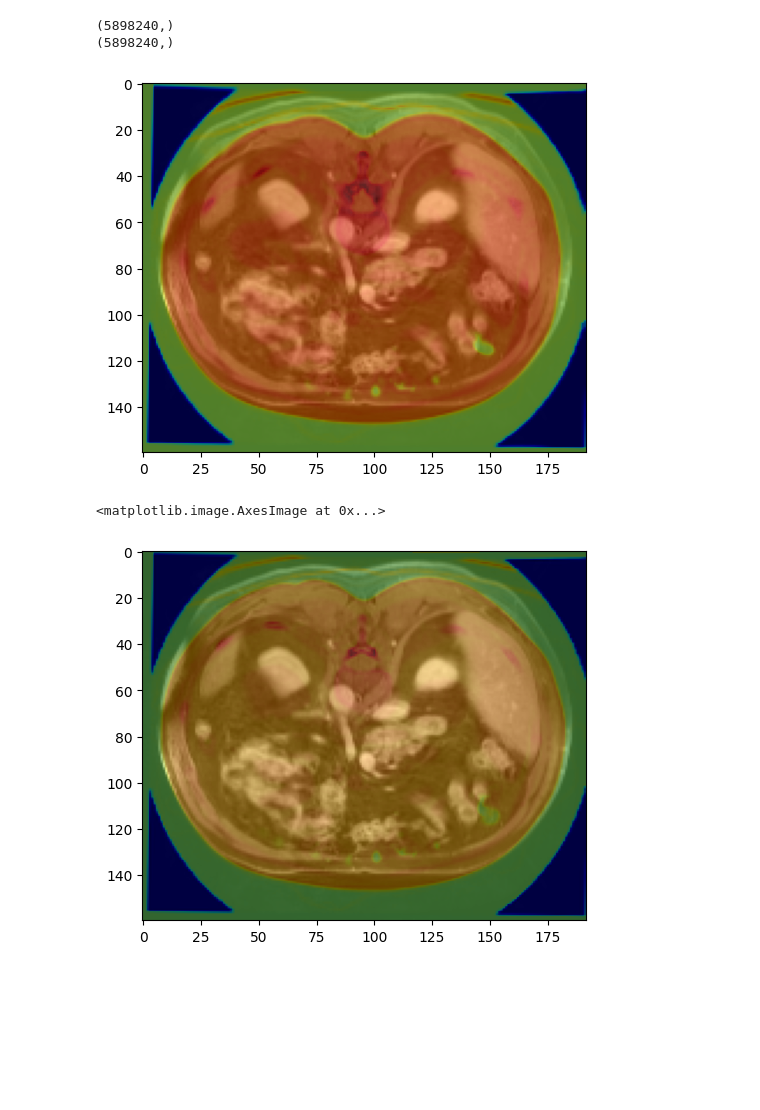
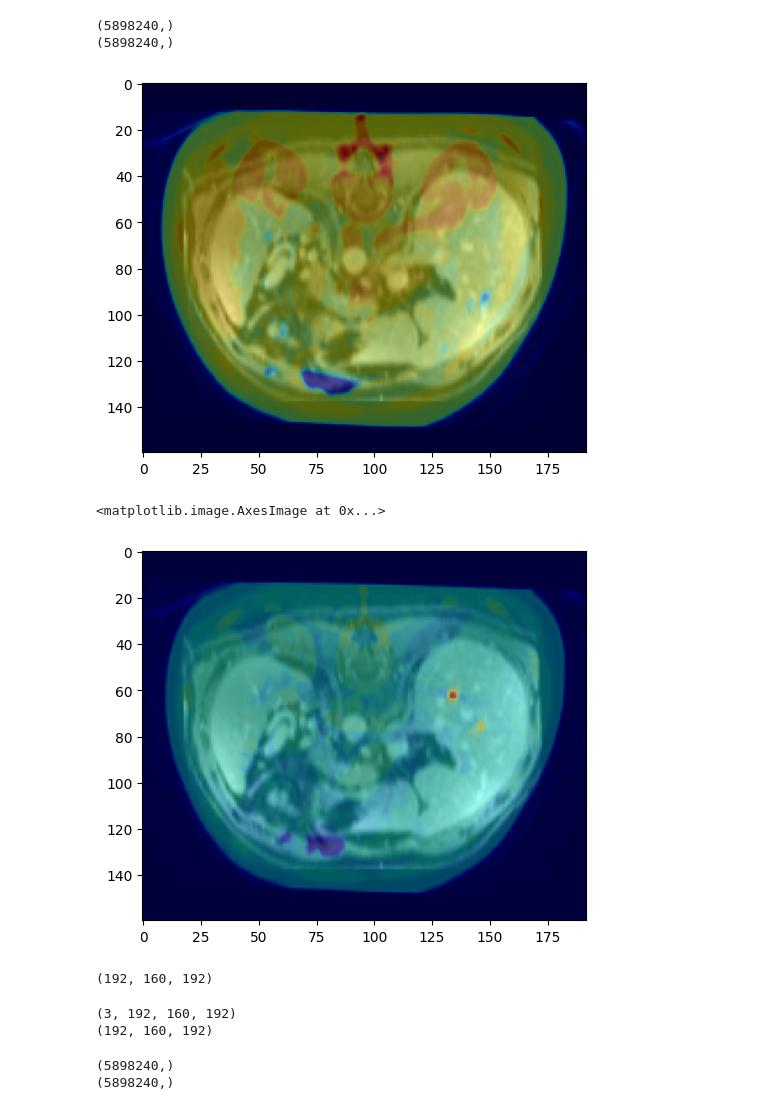
Before and after one commit to dis012/AMS_Challenge, a Jupyter notebook: DisplayImage.ipynb, the cells around one changed output. Drawn from its saved outputs; the diff is of its cells as text; code cells hidden in the pictures; blank space fills up the shorter version.

```diff
--- a/DisplayImage.ipynb
+++ b/DisplayImage.ipynb
@@ -7,7 +8,8 @@ from scipy.ndimage import map_coordinates
 # %%
-image_path = "/home/adis/Desktop/Faks/AMS/AMS_Challenge/Data/Abdomen/imagesTr/img0016_tcia_CT.nii.gz"
-disp_field_path = "/home/adis/Desktop/Faks/AMS/AMS_Challenge/Results/Optimization_test_aligment/OptimizedAligment/results_testset/disp_16_16.nii.gz"
-mr_image_path = "/home/adis/Desktop/Faks/AMS/AMS_Challenge/Data/Abdomen/imagesTr/img0016_tcia_MR.nii.gz"
+# Image number 10
+image_path = "/home/adis/Desktop/Faks/AMS/AMS_Challenge/Data/Abdomen/imagesTr/img0010_tcia_CT.nii.gz"
+disp_field_path = "/home/adis/Desktop/Faks/AMS/AMS_Challenge/Results/Output/disp.nii.gz"
+mr_image_path = "/home/adis/Desktop/Faks/AMS/AMS_Challenge/Data/Abdomen/imagesTr/img0010_tcia_MR.nii.gz"
 
 # Load the images
 image = sitk.ReadImage(image_path)
@@ -54,11 +56,11 @@ source_coords = np.vstack((z_source, y_source, x_source))
 # %%
 warped_image = map_coordinates(image_array, source_coords, order=1, mode='nearest').reshape((D, H, W))
 
 plt.imshow(mr_image_array[100], cmap='gray')
-plt.imshow(warped_image[100], cmap='jet', alpha=0.5)
+plt.imshow(warped_image[100], cmap='jet', alpha=0.4)
 plt.show()
 # %% [output]
-[figure, old version]
+[figure, new version]
 # %%
 displacement_field_array = np.transpose(displacement_field_array, (3, 2, 1, 0))
 
@@ -86,4 +88,52 @@ plt.imshow(mr_image_array[100], cmap='gray')
 plt.imshow(warped_ct_array[100], cmap='jet', alpha=0.4)
 # %% [output]
 <matplotlib.image.AxesImage at 0x...>
-[figure, old version]
+[figure, new version]
+# %%
+# Image number 16
+image_path2 = "/home/adis/Desktop/Faks/AMS/AMS_Challenge/Data/Abdomen/imagesTr/img0016_tcia_CT.nii.gz"
+disp_field_path2 = "/home/adis/Desktop/Faks/AMS/AMS_Challenge/Results/Output/disp16.nii.gz"
+mr_image_path2 = "/home/adis/Desktop/Faks/AMS/AMS_Challenge/Data/Abdomen/imagesTr/img0016_tcia_MR.nii.gz"
+
+# Load the images
+image2 = sitk.ReadImage(image_path2)
+mr_image2 = sitk.ReadImage(mr_image_path2)
+print(image2.GetSize())
+
+# Load the displacement field as a scalar image
+displacement_field_img2 = sitk.ReadImage(disp_field_path2)
+# %% [output]
+(192, 160, 192)
+# %%
+image_array = sitk.GetArrayFromImage(image2)
+displacement_field_array = sitk.GetArrayFromImage(displacement_field_img2)
+print(displacement_field_array.shape)
+print(image_array.shape)
+
+mr_image_array = sitk.GetArrayFromImage(mr_image2)
+
+D, H, W = image_array.shape
+# %% [output]
+(3, 192, 160, 192)
+(192, 160, 192)
+# %%
+z, y, x = np.meshgrid(np.arange(D), np.arange(H), np.arange(W), indexing='ij', sparse=False)
+
+x_flat = x.flatten()
+y_flat = y.flatten()
+z_flat = z.flatten()
+print(x_flat.shape)
+
+disp_x = displacement_field_array[0].flatten()
+disp_y = displacement_field_array[1].flatten()
+disp_z = displacement_field_array[2].flatten()
+print(disp_x.shape)
+
+x_source = x_flat - disp_x
+y_source = y_flat - disp_y
+z_source = z_flat - disp_z
+
+source_coords = np.vstack((z_source, y_source, x_source))
+# %% [output]
+(5898240,)
+(5898240,)
```
Also changed, not shown: parts of 12 cells of this notebook, 4 other files.
